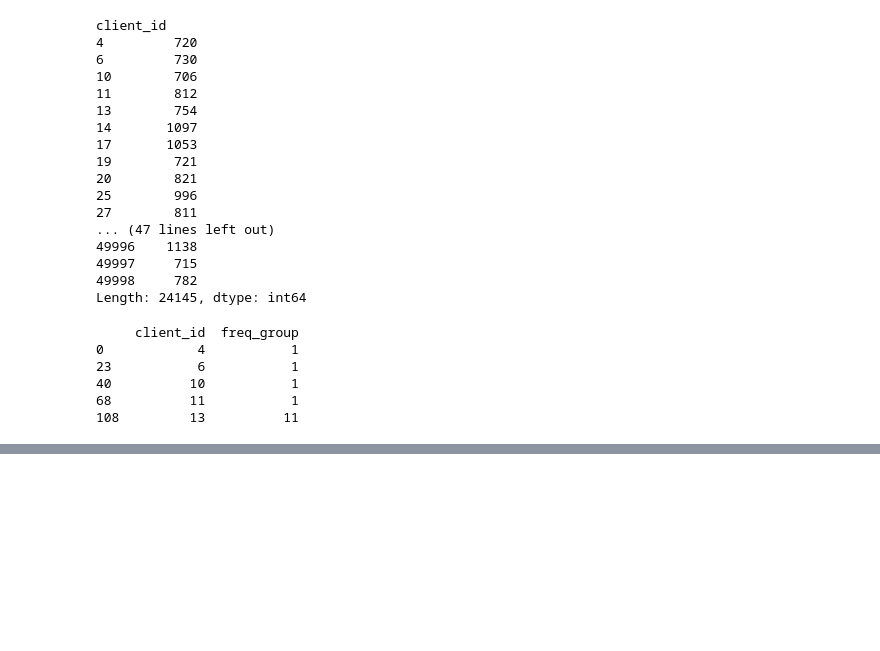
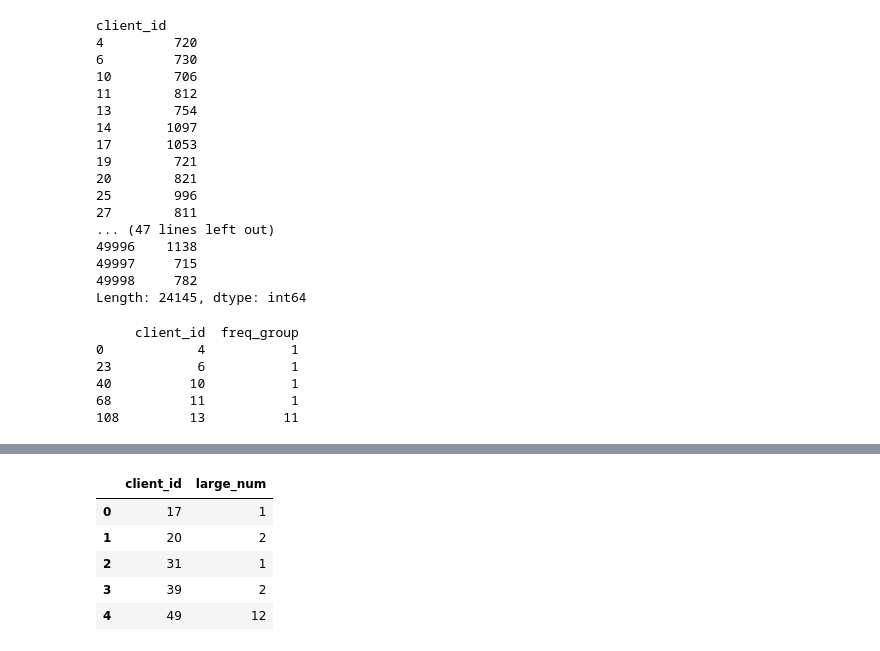
Before and after one commit to dzemidkada/onti-competition, a Jupyter notebook: src/notebooks/EDA_alexey.ipynb, the cells around one changed output, grey strips where cells are left out. Saved outputs shown, nothing was run; the diff lists cells and outputs as text; code cells hidden in the pictures; blank space fills up the shorter version.

```diff
--- a/src/notebooks/EDA_alexey.ipynb
+++ b/src/notebooks/EDA_alexey.ipynb
@@ -117,0 +115,8 @@ print(grouped.head())
+# %%
+# Вычислием среднюю максимальную транзакцию по клиентам. Далее найдем среднее отклонение максим транзакций по клиентам.
+# Это позволит найти "большие" транзакции , как mean + std. у нас не гаусово распределение, но все же оперделим значение "большой" транзакции
+# именно так.
+grouped_by_max = train_x.groupby(['client_id'], as_index = False).agg({'amount_rur':'max'})
+print(grouped_by_max.agg({'amount_rur':'mean'})['amount_rur'] )
+large_transactions = grouped_by_max.agg({'amount_rur':'mean'})['amount_rur'] +grouped_by_max.agg({'amount_rur':'std'})['amount_rur']/40
+print(large_transactions)
@@ -117,0 +149,9 @@ print(grouped.head())
+# %%
+train_x[train_x['amount_rur'] > large_transactions].groupby(['client_id'], as_index = False)['trans_date'].agg({'large_num':'count'}).head()
+# %% [output]
+|  | client_id | large_num |
+| 0 | 17 | 1 |
+| 1 | 20 | 2 |
+| 2 | 31 | 1 |
+| 3 | 39 | 2 |
+| 4 | 49 | 12 |
```
Also changed, not shown: parts of 9 cells of this notebook, 1 other file.
